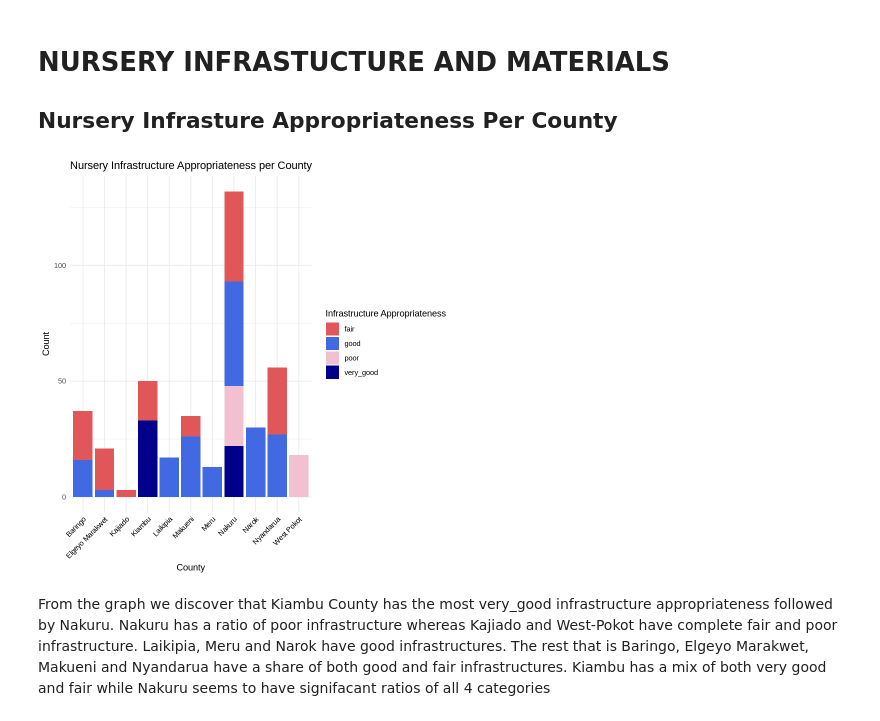
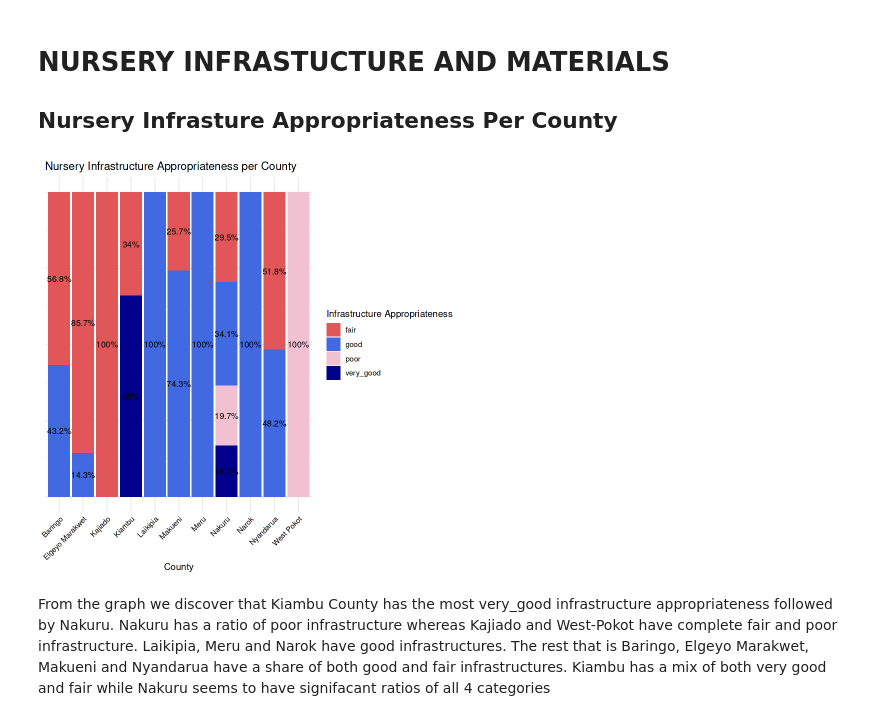
Before and after one commit to loureenvalyne/R_projects, a Jupyter notebook: nursery_survey_data_Analyis_with_R.ipynb, the cells around one changed output. Cells and saved outputs as stored; diff of their text form; code cells hidden in the pictures.

```diff
--- a/nursery_survey_data_Analyis_with_R.ipynb
+++ b/nursery_survey_data_Analyis_with_R.ipynb
@@ -503,29 +550,41 @@ ggplot(pivot_table, aes(x = ADM1)) +
 # NURSERY INFRASTUCTURE AND MATERIALS
 ## Nursery Infrasture Appropriateness Per County
 # %%
-# Data preparation: Count nursery_infrastructure_appropriateness responses per county
+# Data preparation: Calculate percentages for nursery_infrastructure_appropriateness per county
 infrastructure_data <- nursery_survey_data %>%
   filter(!is.na(Nursery_Infrastructure_Appropriateness)) %>%  # Remove NA values
   group_by(ADM1, Nursery_Infrastructure_Appropriateness) %>%
-  summarize(count = n(), .groups = "drop")  # Count responses for each county and appropriateness status
+  summarize(count = n(), .groups = "drop") %>%  # Count responses for each category
+  group_by(ADM1) %>%
+  mutate(percentage = round(count / sum(count) * 100, 1))  # Calculate percentage for each category per county
 
 # Define custom shades of blue for each infrastructure appropriateness level
 blue_shades <- c("poor" = "#F1C1D1", "fair" = "#E15759", "good" = "#4169e1", "very_good" = "#00008B")
 
-# Create the stacked bar chart
-ggplot(infrastructure_data, aes(x = ADM1, y = count, fill = Nursery_Infrastructure_Appropriateness)) +
+# Create the stacked bar chart with only percentages
+ggplot(infrastructure_data, aes(x = ADM1, y = percentage, fill = Nursery_Infrastructure_Appropriateness)) +
   geom_bar(stat = "identity") +  # Default stacking for bars
+  geom_text(
+    aes(label = paste0(percentage, "%")),
+    position = position_stack(vjust = 0.5),  # Position labels in the middle of the bars
+    size = 3.5
+  ) +  # Add percentage labels
   labs(
     title = "Nursery Infrastructure Appropriateness per County",
     x = "County",
-    y = "Count",
+    y = NULL,  # Remove y-axis label
     fill = "Infrastructure Appropriateness"
   ) +
   theme_minimal() +
-  theme(axis.text.x = element_text(angle = 45, hjust = 1, color = "black")) +  # Rotate x-axis labels for readability
+  theme(
+    axis.text.y = element_blank(),  # Remove y-axis text
+    axis.ticks.y = element_blank(),  # Remove y-axis ticks
+    axis.title.y = element_blank(),  # Remove y-axis title
+    axis.text.x = element_text(angle = 45, hjust = 1, color = "black")  # Rotate x-axis labels for readability
+  ) +
   scale_fill_manual(values = blue_shades)  # Apply custom shades of blue
 # %% [output]
-[figure, old version]
+[figure, new version]
 # %% [markdown]
 From the graph we discover that Kiambu County has the most very_good infrastructure appropriateness followed by Nakuru. Nakuru has a ratio of poor infrastructure whereas Kajiado and West-Pokot have complete fair and poor infrastructure. Laikipia, Meru and Narok have good infrastructures. The rest that is Baringo, Elgeyo Marakwet, Makueni and Nyandarua have a share of both good and fair infrastructures. Kiambu has a mix of both very good and fair while Nakuru seems to have signifacant ratios of all 4 categories
 # %% [markdown]
```
Also changed, not shown: parts of 45 cells of this notebook.
